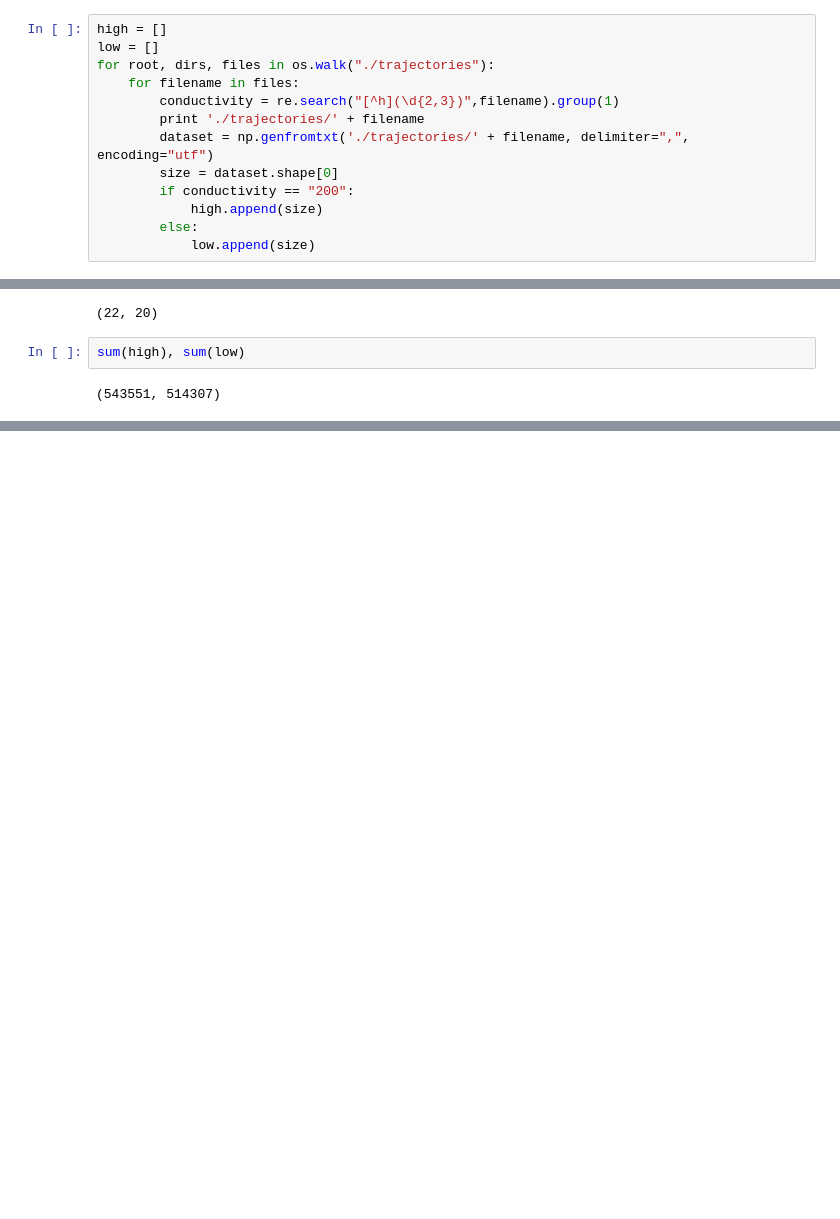
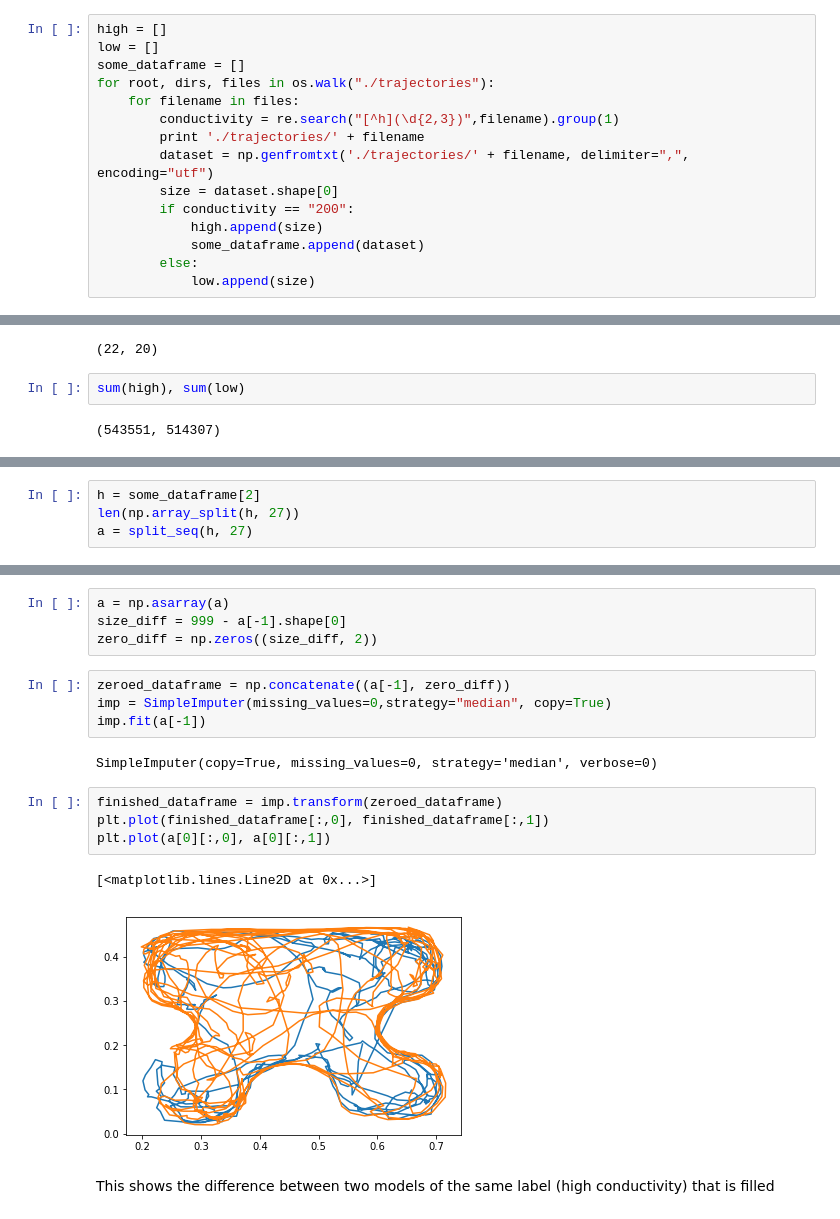
Before and after one commit to MarxCar/ComputNeuro, a Jupyter notebook: FileSearch.ipynb, the cells around one changed output, grey strips where cells are left out. Cells and saved outputs as stored; diff of their text form; blank space fills up the shorter version.

Commit message:
Started filling and splitting dataset from training stage

```diff
--- a/FileSearch.ipynb
+++ b/FileSearch.ipynb
@@ -5,6 +8,7 @@ from scipy.stats import mode
 # %%
 high = []
 low = []
+some_dataframe = []
 for root, dirs, files in os.walk("./trajectories"):
     for filename in files:
         conductivity = re.search("[^h](\d{2,3})",filename).group(1)
@@ -13,6 +17,7 @@ for root, dirs, files in os.walk("./trajectories"):
         size = dataset.shape[0]
         if conductivity == "200":
             high.append(size)
+            some_dataframe.append(dataset)
         else:
             low.append(size)
 # %% [output]
@@ -50,0 +70,4 @@ base_dir = "./"
+# %%
+h = some_dataframe[2]
+len(np.array_split(h, 27))
+a = split_seq(h, 27)
@@ -50,0 +87,19 @@ base_dir = "./"
+# %%
+a = np.asarray(a)
+size_diff = 999 - a[-1].shape[0]
+zero_diff = np.zeros((size_diff, 2))
+# %%
+zeroed_dataframe = np.concatenate((a[-1], zero_diff))
+imp = SimpleImputer(missing_values=0,strategy="median", copy=True)
+imp.fit(a[-1])
+# %% [output]
+SimpleImputer(copy=True, missing_values=0, strategy='median', verbose=0)
+# %%
+finished_dataframe = imp.transform(zeroed_dataframe)
+plt.plot(finished_dataframe[:,0], finished_dataframe[:,1])
+plt.plot(a[0][:,0], a[0][:,1])
+# %% [output]
+[<matplotlib.lines.Line2D at 0x...>]
+[figure, added]
+# %% [markdown]
+This shows the difference between two models of the same label (high conductivity) that is filled
```
Also changed, not shown: parts of 5 cells of this notebook.
